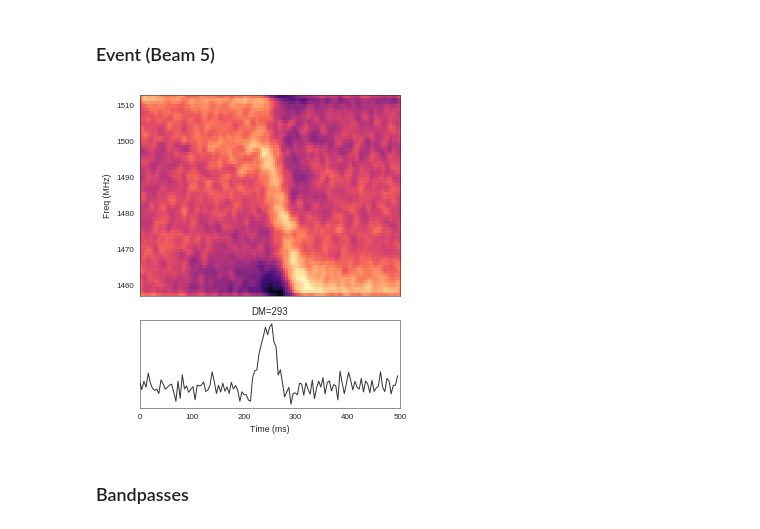
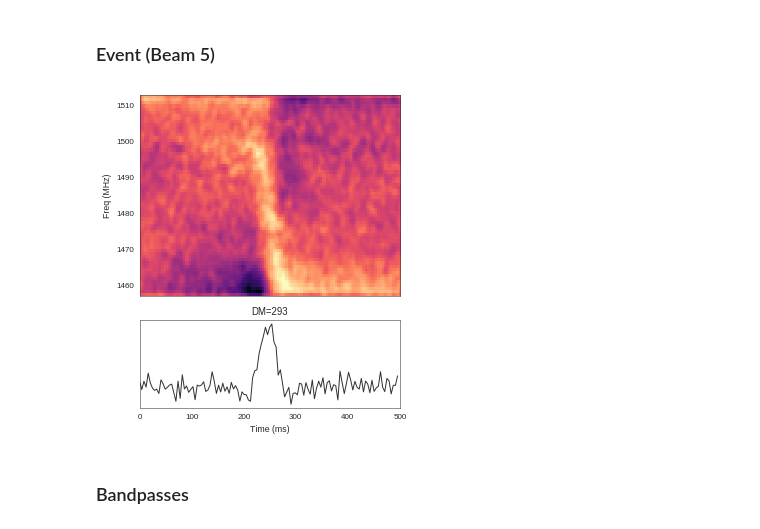
Before and after one commit to griffinfoster/terrestrial-frb-letter, a Jupyter notebook: notebooks/ALFABURST_events.ipynb, the cells around one changed output. Cells and saved outputs as stored; diff of their text form; code cells hidden in the pictures.

Commit message:
added new figures

```diff
--- a/notebooks/ALFABURST_events.ipynb
+++ b/notebooks/ALFABURST_events.ipynb
@@ -94,6 +94,7 @@ def convolveTaper(gaussImg, img):
 if applyGauss:
     gaussFilter = gaussianFilter(waterfall.shape, tGauss, fGauss)
     waterfall = convolveTaper(gaussFilter, waterfall)
+    ddwaterfall = convolveTaper(gaussFilter, ddwaterfall)
 # %%
 # flatten bandpass
 bandpass = np.tile(waterfall.mean(axis=0).reshape(-1, 1), waterfall.shape[0]).T
@@ -320,45 +323,48 @@ def convolveTaper(gaussImg, img):
 if applyGauss:
     gaussFilter = gaussianFilter(waterfall.shape, tGauss, fGauss)
     waterfall = convolveTaper(gaussFilter, waterfall)
+    ddwaterfall = convolveTaper(gaussFilter, ddwaterfall)
 # %%
 # flatten bandpass
 bandpass = np.tile(waterfall.mean(axis=0).reshape(-1, 1), waterfall.shape[0]).T
 waterfallNorm = waterfall - bandpass
+ddwaterfallNorm = ddwaterfall - np.tile(ddwaterfall.mean(axis=0).reshape(-1, 1), ddwaterfall.shape[0]).T
 # %%
 cmap = 'magma'
 sns.set_style('white', rc={'axes.linewidth': 0.5})
 
 fig = plt.figure(figsize=(4.5,5)) # (width, height)
 
 ax1 = plt.subplot2grid((3, 3), (0, 0), colspan=3, rowspan=2)
 #plt.subplot(2,1,1)
-imRaw = plt.imshow(np.flipud(waterfallNorm.T), extent=(0, tInt*waterfall.shape[0], fil.freqs[0], fil.freqs[-1]), aspect='auto', cmap=plt.get_cmap(cmap), interpolation='nearest')
+imRaw = plt.imshow(np.flipud(ddwaterfallNorm.T), extent=(0, tInt*waterfall.shape[0], fil.freqs[0], fil.freqs[-1]), aspect='auto', cmap=plt.get_cmap(cmap), interpolation='nearest')
+#imRaw = plt.imshow(np.flipud(waterfallNorm.T), extent=(0, tInt*waterfall.shape[0], fil.freqs[0], fil.freqs[-1]), aspect='auto', cmap=plt.get_cmap(cmap), interpolation='nearest')
 #imRaw = plt.imshow(np.flipud(bandpass.T), extent=(0, tInt*waterfall.shape[0], fil.freqs[0], fil.freqs[-1]), aspect='auto', cmap=plt.get_cmap(cmap), interpolation='nearest')
 
 #plt.title('D20161204 Event (Beam 5)')
 plt.ylabel('Freq (MHz)')
 #cax = fig.add_axes([0.75, .95, 0.15, 0.03])
 #cbar = fig.colorbar(imRaw, cax=cax, orientation='horizontal')
 #cbar.ax.set_xticklabels(cbar.ax.get_xticklabels(), rotation='vertical', fontsize=8)
 ax1.get_xaxis().set_visible(False)
 
 ax2 = plt.subplot2grid((3, 3), (2, 0), colspan=3)
 #plt.subplot(2,1,2)
 lineColor = 'k'
 plt.plot(tInt * np.arange(waterfall.shape[0]) * 1000., normDDTimeSeries, lineColor, alpha=0.8)
 plt.xlim(0, tInt * timeSeries.shape[0] * 1000.)
 #plt.title('Time Series (DM=%0.f)'%dm)
 plt.title('DM=%0.f'%dm)
 plt.xlabel('Time (ms)')
 ax2.get_yaxis().set_visible(False)
 #plt.ylabel('Amp')
 
 #plt.subplots_adjust(hspace=-0.3)
 plt.tight_layout()
 
 plt.savefig('../figures/D20161204_buf4_Beam5.pdf')
 # %% [output]
-[figure, old version]
+[figure, new version]
 # %% [markdown]
 ### Bandpasses
 # %%
```
Also changed, not shown: parts of 2 cells of this notebook, 23 other files.
